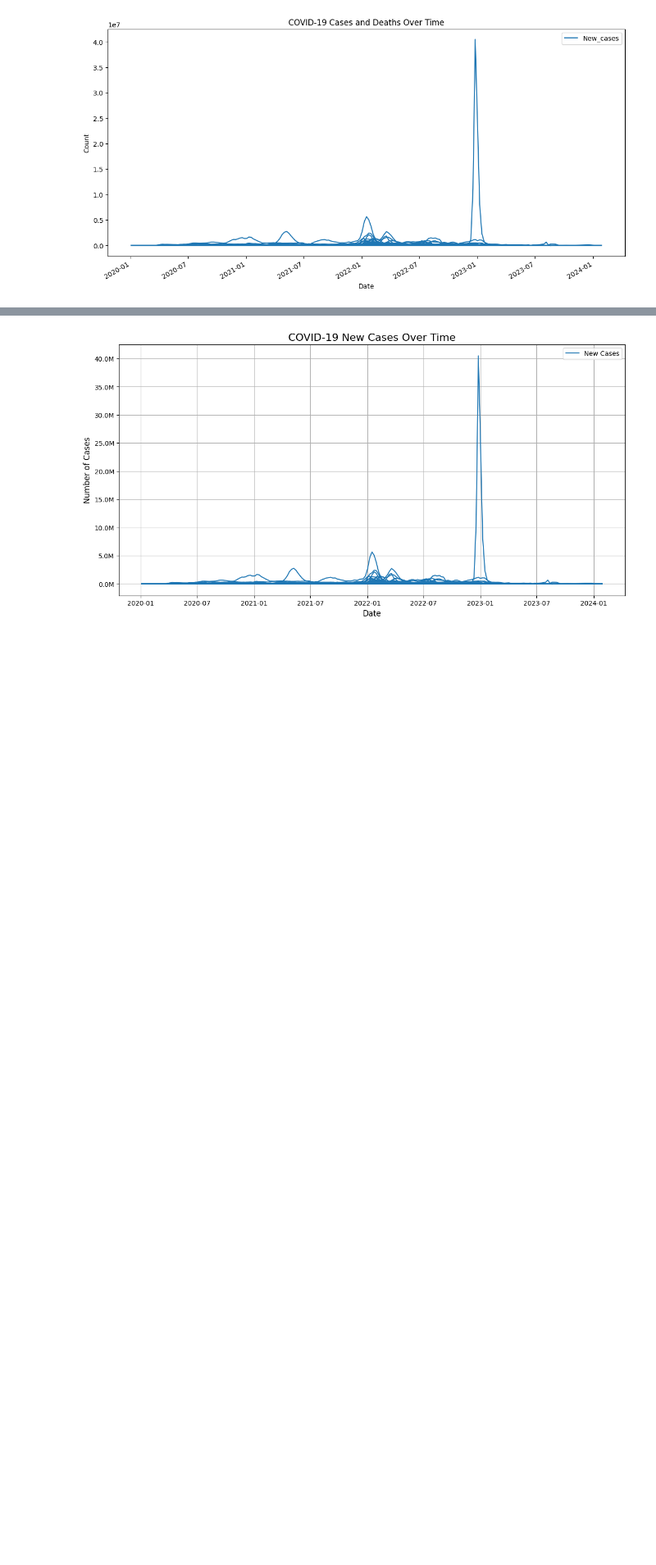
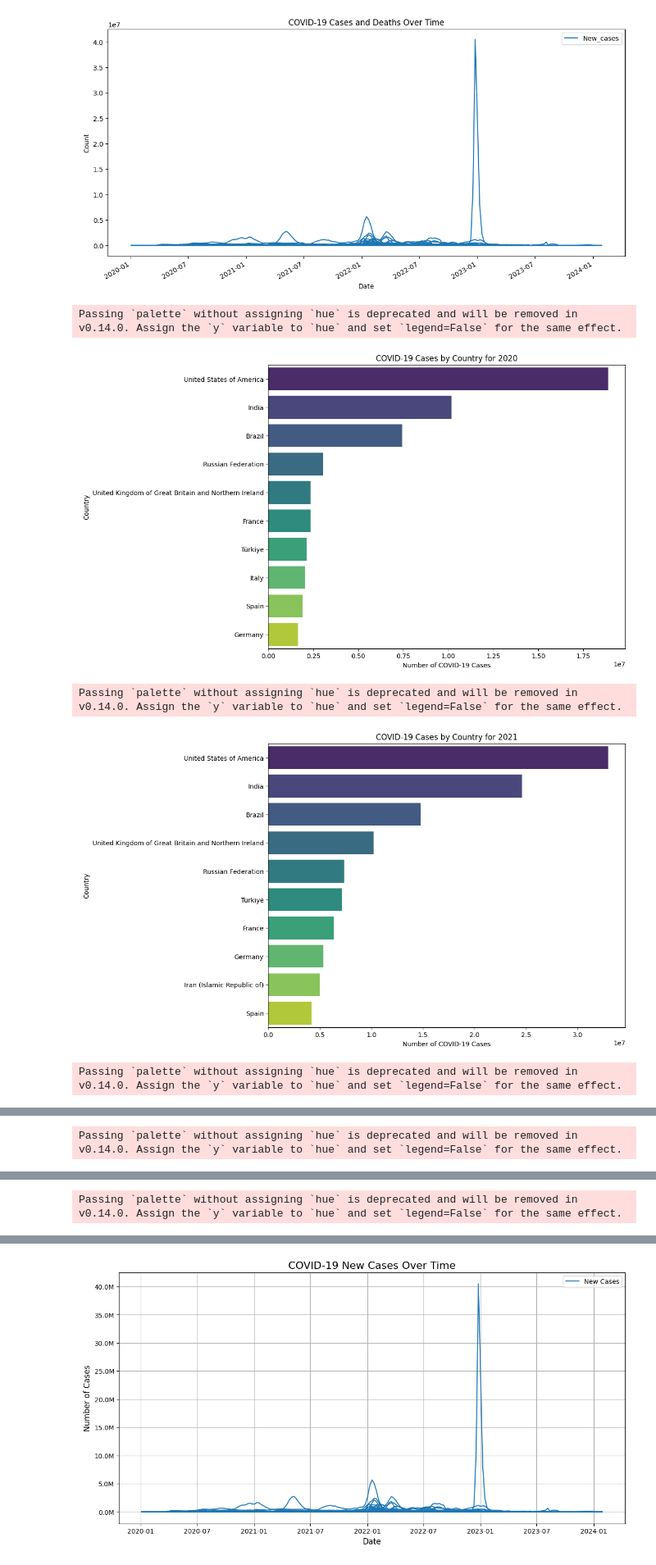
Before and after one commit to dagbolade/covid, a Jupyter notebook: covid-19-global-data.ipynb, the cells around one changed output, grey strips where cells are left out. Shown at 82% size. Cells and saved outputs as stored; diff of their text form; code cells hidden in the pictures; blank space fills up the shorter version.

Commit message:
monthly covid analysis

```diff
--- a/covid-19-global-data.ipynb
+++ b/covid-19-global-data.ipynb
@@ -349,3 +345,38 @@ plt.ylabel('Count')
 plt.show()
 # %% [output]
 [figure]
+# %%
+import matplotlib.pyplot as plt
+import seaborn as sns
+
+
+
+covid_data['Year'] = covid_data['Date_reported'].dt.year
+
+# Group by Country and Year, then sum the new cases
+annual_cases = covid_data.groupby(['Country', 'Year'])['New_cases'].sum().reset_index()
+
+# Get unique years to create separate charts for each
+years = annual_cases['Year'].unique()
+
+# Create a bar chart for each year
+for year in years:
+    # Filter the data for the year
+    year_data = annual_cases[annual_cases['Year'] == year]
+
+    # Sort the data by the number of cases to get the top countries
+    year_data = year_data.sort_values('New_cases', ascending=False)
+
+    # Plotting
+    plt.figure(figsize=(10, 8))
+    sns.barplot(x='New_cases', y='Country', data=year_data.head(10), palette='viridis')
+    plt.title(f'COVID-19 Cases by Country for {year}')
+    plt.xlabel('Number of COVID-19 Cases')
+    plt.ylabel('Country')
+    plt.show()
+# %% [output]
+Passing `palette` without assigning `hue` is deprecated and will be removed in v0.14.0. Assign the `y` variable to `hue` and set `legend=False` for the same effect.
+[figure, added]
+Passing `palette` without assigning `hue` is deprecated and will be removed in v0.14.0. Assign the `y` variable to `hue` and set `legend=False` for the same effect.
+[figure, added]
+Passing `palette` without assigning `hue` is deprecated and will be removed in v0.14.0. Assign the `y` variable to `hue` and set `legend=False` for the same effect.
@@ -351,0 +384 @@ plt.show()
+Passing `palette` without assigning `hue` is deprecated and will be removed in v0.14.0. Assign the `y` variable to `hue` and set `legend=False` for the same effect.
@@ -351,0 +386 @@ plt.show()
+Passing `palette` without assigning `hue` is deprecated and will be removed in v0.14.0. Assign the `y` variable to `hue` and set `legend=False` for the same effect.
```
Also changed, not shown: parts of 5 cells of this notebook.
